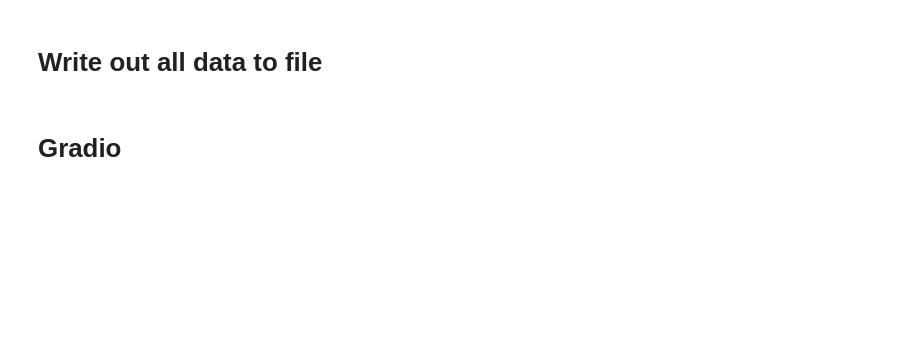
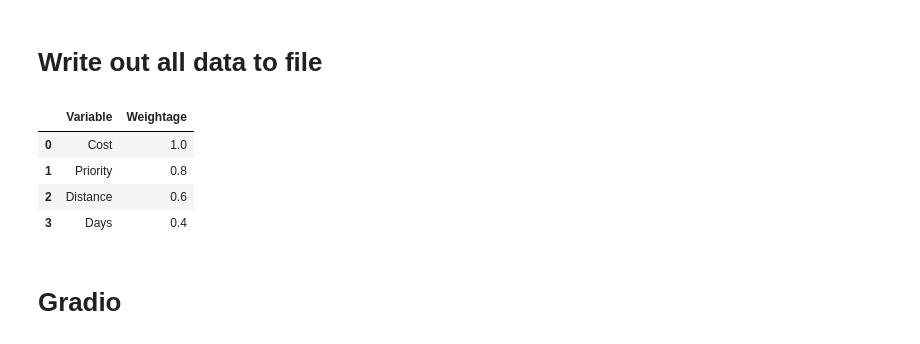
Before and after one commit to kk20krishna/Intelligent-Sourcing, a Jupyter notebook: Intelligent_Sourcing.ipynb, the cells around one changed output. Saved outputs shown, nothing was run; the diff lists cells and outputs as text; code cells hidden in the pictures; blank space fills up the shorter version.

```diff
--- a/Intelligent_Sourcing.ipynb
+++ b/Intelligent_Sourcing.ipynb
@@ -32,8 +83,8 @@ import matplotlib.pyplot as plt
 # %%
 Weightage_Cost = 1
 Weightage_Priority = 0.8
-weitage_distance = 0.6
-weitage_days = 0.4
+Weightage_distance = 0.6
+Weightage_days = 0.4
 # %% [markdown]
 ## Warehouse Data
 # %%
@@ -527,5 +614,21 @@ warehouse_stock_status
 # %% [markdown]
 # Write out all data to file
+# %%
+# Create a DataFrame from the weightage variables
+weightage_data = {
+    'Variable': ['Cost', 'Priority', 'Distance', 'Days'],
+    'Weightage': [Weightage_Cost, Weightage_Priority, Weightage_distance, Weightage_days]
+}
+weightage_df = pd.DataFrame(weightage_data)
+
+# Display the DataFrame
+weightage_df
+# %% [output]
+|  | Variable | Weightage |
+| 0 | Cost | 1.0 |
+| 1 | Priority | 0.8 |
+| 2 | Distance | 0.6 |
+| 3 | Days | 0.4 |
 # %%
 # Create a Pandas Excel writer using XlsxWriter as the engine.
 writer = pd.ExcelWriter('Intelligent Sourcing.xlsx', engine='xlsxwriter')
```
Also changed, not shown: parts of 13 cells of this notebook.
